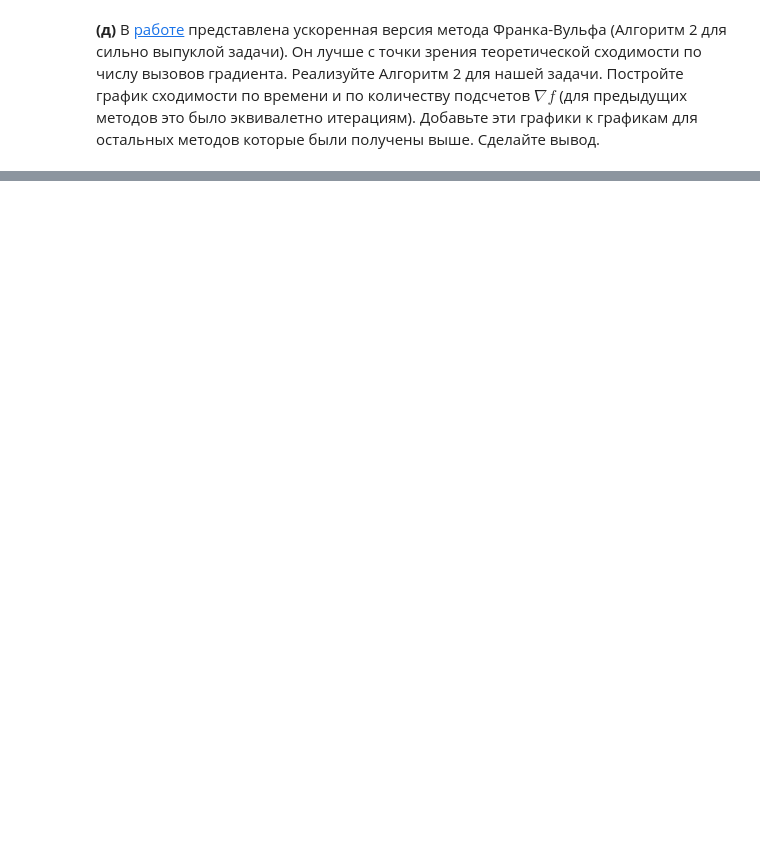
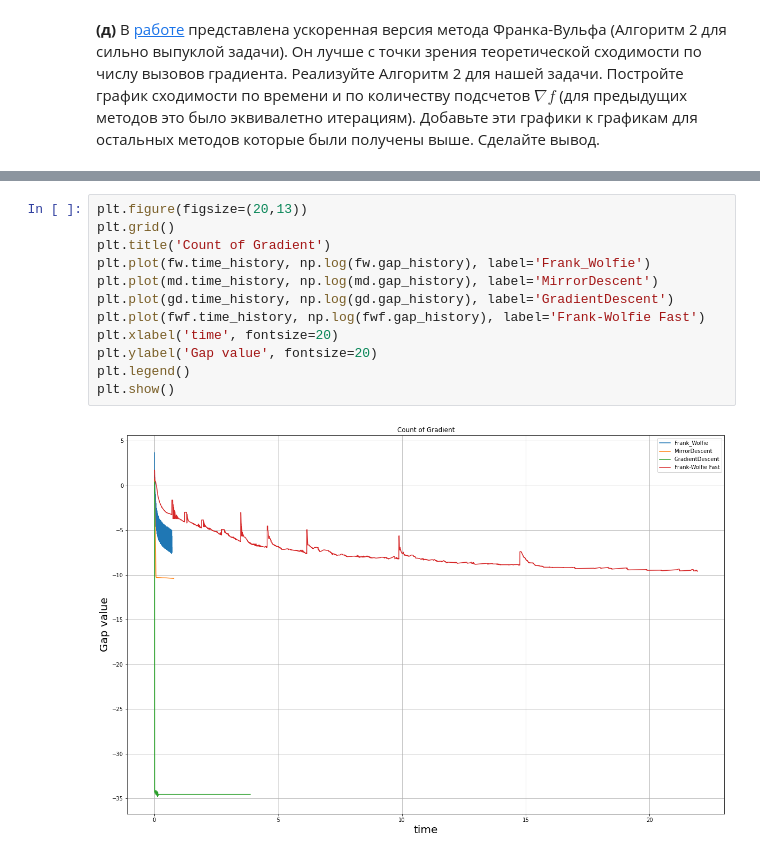
Before and after one commit to HAshIRa7/Optimization-methods, a Jupyter notebook: Optimization_HW_4.ipynb, the cells around one changed output, grey strips where cells are left out. Drawn from its saved outputs; the diff is of its cells as text; blank space fills up the shorter version.

```diff
--- a/Optimization_HW_4.ipynb
+++ b/Optimization_HW_4.ipynb
@@ -220,0 +372,14 @@ __(д)__ В [работе](https://sci-hub.ru/https://doi.org/10.1137/140992382)
+# %%
+plt.figure(figsize=(20,13))
+plt.grid()
+plt.title('Count of Gradient')
+plt.plot(fw.time_history, np.log(fw.gap_history), label='Frank_Wolfie')
+plt.plot(md.time_history, np.log(md.gap_history), label='MirrorDescent')
+plt.plot(gd.time_history, np.log(gd.gap_history), label='GradientDescent')
+plt.plot(fwf.time_history, np.log(fwf.gap_history), label='Frank-Wolfie Fast')
+plt.xlabel('time', fontsize=20)
+plt.ylabel('Gap value', fontsize=20)
+plt.legend()
+plt.show()
+# %% [output]
+[figure, added]
```
Also changed, not shown: parts of 25 cells of this notebook.
